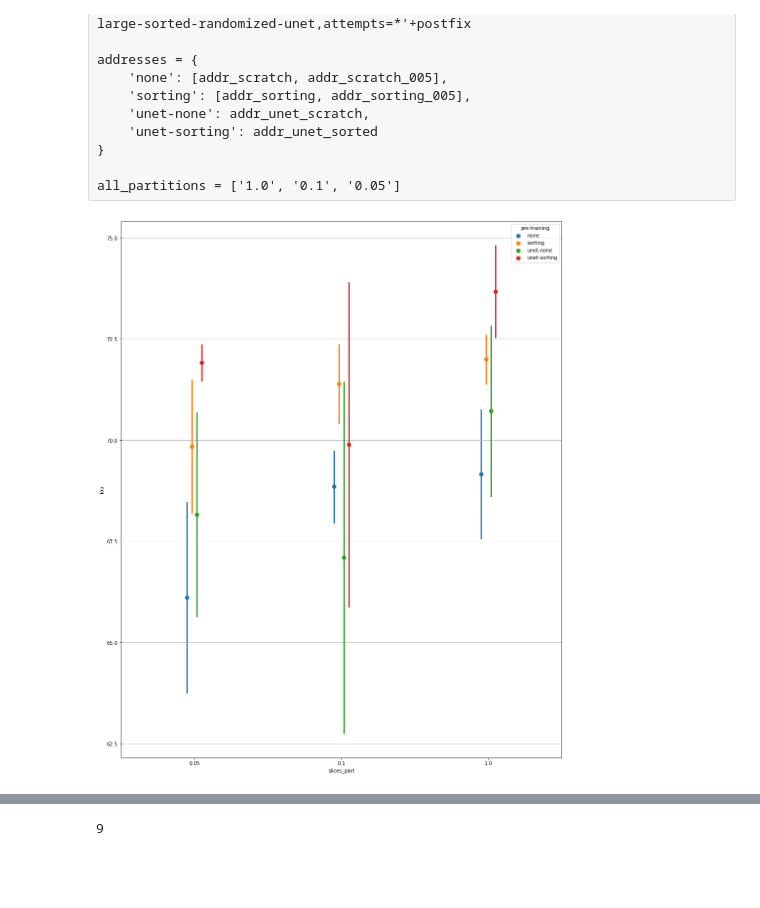
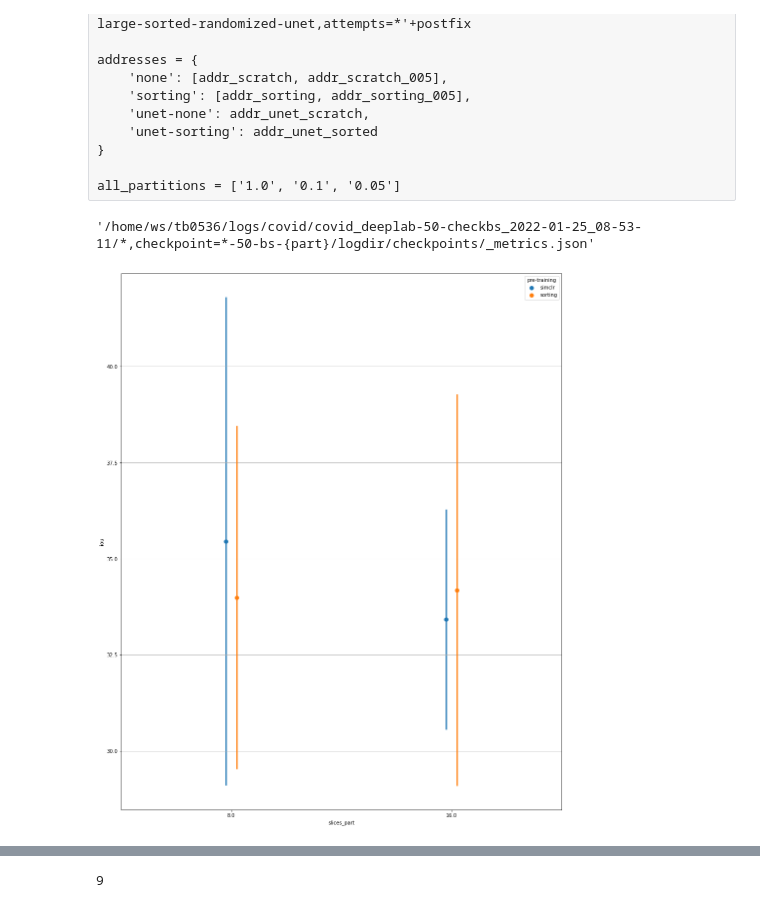
Before and after one commit to DL4XRayTomoImaging-KIT/training-repo, a Jupyter notebook: compare trainings.ipynb, the cells around one changed output, grey strips where cells are left out. Saved outputs shown, nothing was run; the diff lists cells and outputs as text; code cells hidden in the pictures; blank space fills up the shorter version.

```diff
--- a/compare trainings.ipynb
+++ b/compare trainings.ipynb
@@ -299,6 +332,12 @@ prefix = '/home/ws/tb0536/logs/covid/'
 addr_sorting = prefix+'covid_deeplab-50-checkbs_2022-01-25_08-53-11'+experiment+postfix
 addr_simclr = prefix+'covid_deeplab-50-checkbs_2022-01-25_08-53-03'+experiment+postfix
 
+addr_sorting = prefix+'covid_deeplab-50-checkbs_2022-02-14_11-02-58'+experiment+postfix
+addr_simclr = prefix+'covid_deeplab-50-checkbs_2022-02-14_11-02-48'+experiment+postfix
+
+addr_sorting = prefix+'covid_deeplab-50-checkbs_2022-02-14_13-42-47'+experiment+postfix
+addr_simclr = prefix+'covid_deeplab-50-checkbs_2022-02-14_13-42-42'+experiment+postfix
+
 addresses = {
     'simclr': addr_simclr,
     'sorting': addr_sorting,
@@ -336,48 +375,57 @@ def get_best_value_v3(metric_data):
     else:
         return None
 
-def get_best_value_v4(metric_data, metric_str='iou-{i}', metric_range=[]):
+def get_best_value_v4(metric_data, metric_str='mean-iou', metric_range=[]):
     if 'last' in metric_data.keys():
         if 'valid' in metric_data['last'].keys():
-            return metric_data['last']['valid']['mean-iou']
+            if metric_range:
+                return np.mean([metric_data['last']['valid'][metric_str.format(i)] for i in metric_range])
+            else:
+                return metric_data['last']['valid'][metric_str]
     epochs = [k for k in metric_data.keys() if k.startswith('epoch_')]
     metrics = [metric_data[k][2]['mean-iou'] for k in epochs]
     if len(metrics) > 0:
         return metrics[-1]
     else:
         return None
+# %%
+addr_sorting
+# %% [output]
+'/home/ws/tb0536/logs/covid/covid_deeplab-50-checkbs_2022-01-25_08-53-11/*,checkpoint=*-50-bs-{part}/logdir/checkpoints/_metrics.json'
 # %%
 all_runs = []
 for name, address in addresses.items():
     if isinstance(address, list):
         addresses_local = address
     else:
         addresses_local = [address]
     for address in addresses_local:
         for slc_partition in all_partitions:
             all_metrics = glob(address.format(part=slc_partition))
             for metric in all_metrics:
                 with open(metric) as f:
                     metric_data = json.load(f)
                 current_measure = {'pre-training': name,
                                    'slices_part': float(slc_partition),
-                                   'iou': get_best_value_v4(metric_data)}
+#                                    'iou': get_best_value_v4(metric_data, 'iou-{}', [1, 3, 4, 5, 6])
+                                   'iou': get_best_value_v4(metric_data, 'iou-{}', [1])
+                                  }
 #                 try:
 #                     current_measure['func'] = [metric_data[f'epoch_{i}'][2]['mean-iou'] for i in range(50)]
 #                 except KeyError:
 #                     current_measure['func'] = None
 #                     current_measure['iou'] = None
                 all_runs.append(current_measure)
 
 all_runs = pd.DataFrame(all_runs)
 
 plt.figure(figsize=(16, 20))
 sns.pointplot(data=all_runs, x='slices_part',y='iou', hue='pre-training',
               dodge=True, join=False, ci='sd', estimator=np.mean)
 # sns.swarmplot(data=all_runs, x='slices_part',y='iou', hue='pre-training')
 loc = plticker.MultipleLocator(base=2.5) # this locator puts ticks at regular intervals
 plt.gca().yaxis.set_major_locator(loc)
 plt.grid(which='both', axis='y')
 plt.show()
 # %% [output]
-[figure, old version]
+[figure, new version]
```
Also changed, not shown: parts of 28 cells of this notebook.
